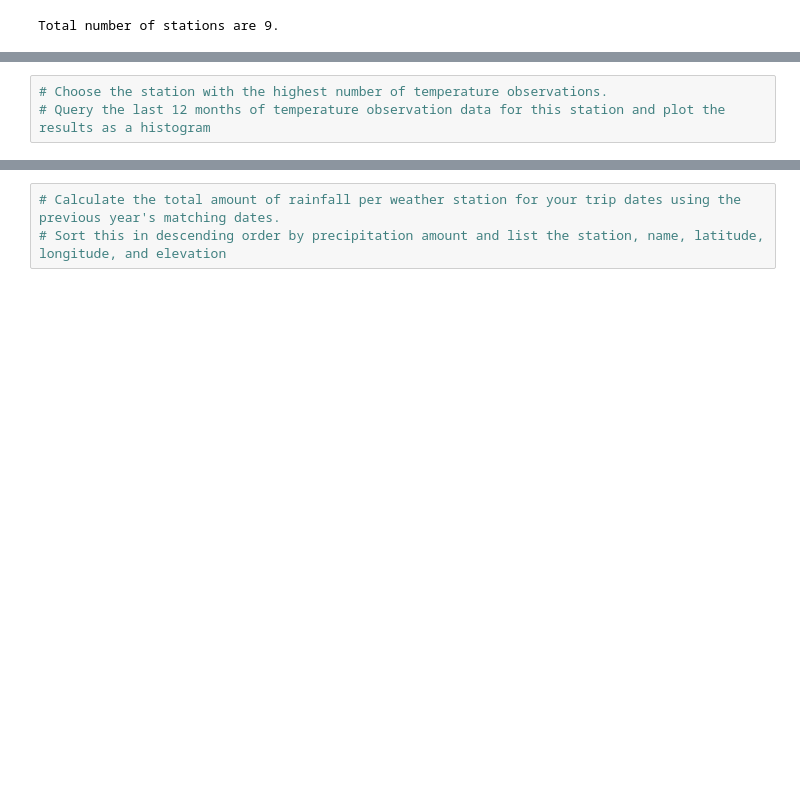
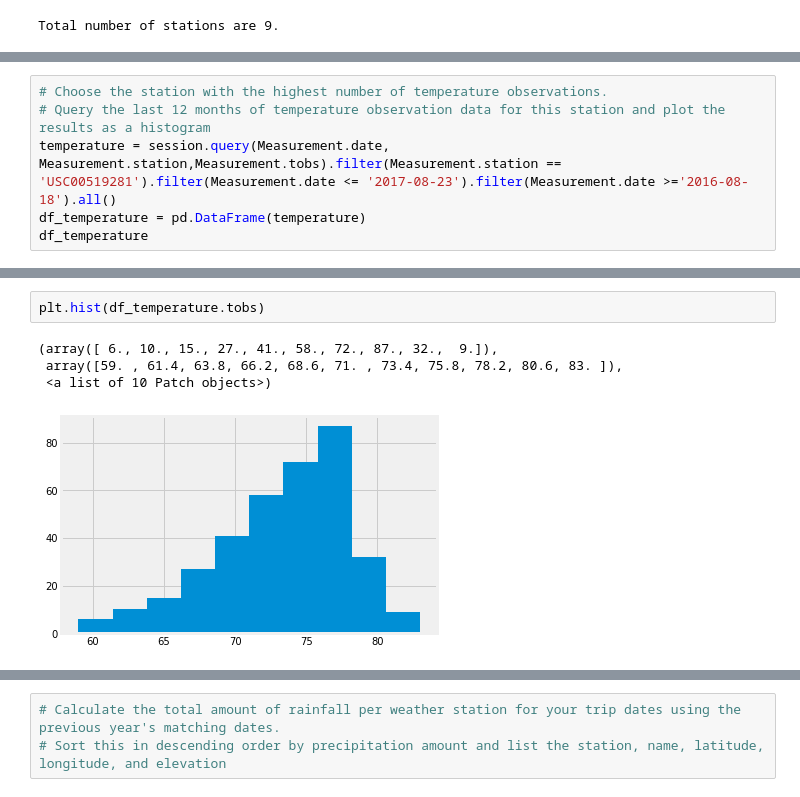
Before and after one commit to iwon123/SQL_ALCH_HOMEWORK, a Jupyter notebook: Homework_10_SQLAlchemey.ipynb, the cells around one changed output, grey strips where cells are left out. Cells and saved outputs as stored; diff of their text form; blank space fills up the shorter version.

```diff
--- a/Homework_10_SQLAlchemey.ipynb
+++ b/Homework_10_SQLAlchemey.ipynb
@@ -108,3 +139,6 @@ Total number of stations are 9.
 # %%
 # Choose the station with the highest number of temperature observations.
 # Query the last 12 months of temperature observation data for this station and plot the results as a histogram
+temperature = session.query(Measurement.date, Measurement.station,Measurement.tobs).filter(Measurement.station == 'USC00519281').filter(Measurement.date <= '2017-08-23').filter(Measurement.date >='2016-08-18').all()
+df_temperature = pd.DataFrame(temperature)
+df_temperature
@@ -111,3 +164,10 @@ Total number of stations are 9.
+# %%
+plt.hist(df_temperature.tobs)
+# %% [output]
+(array([ 6., 10., 15., 27., 41., 58., 72., 87., 32.,  9.]),
+ array([59. , 61.4, 63.8, 66.2, 68.6, 71. , 73.4, 75.8, 78.2, 80.6, 83. ]),
+ <a list of 10 Patch objects>)
+[figure, added]
 # %% [markdown]
 ![precipitation](Images/station-histogram.png)
 # %%
```
Also changed, not shown: parts of 9 cells of this notebook.
